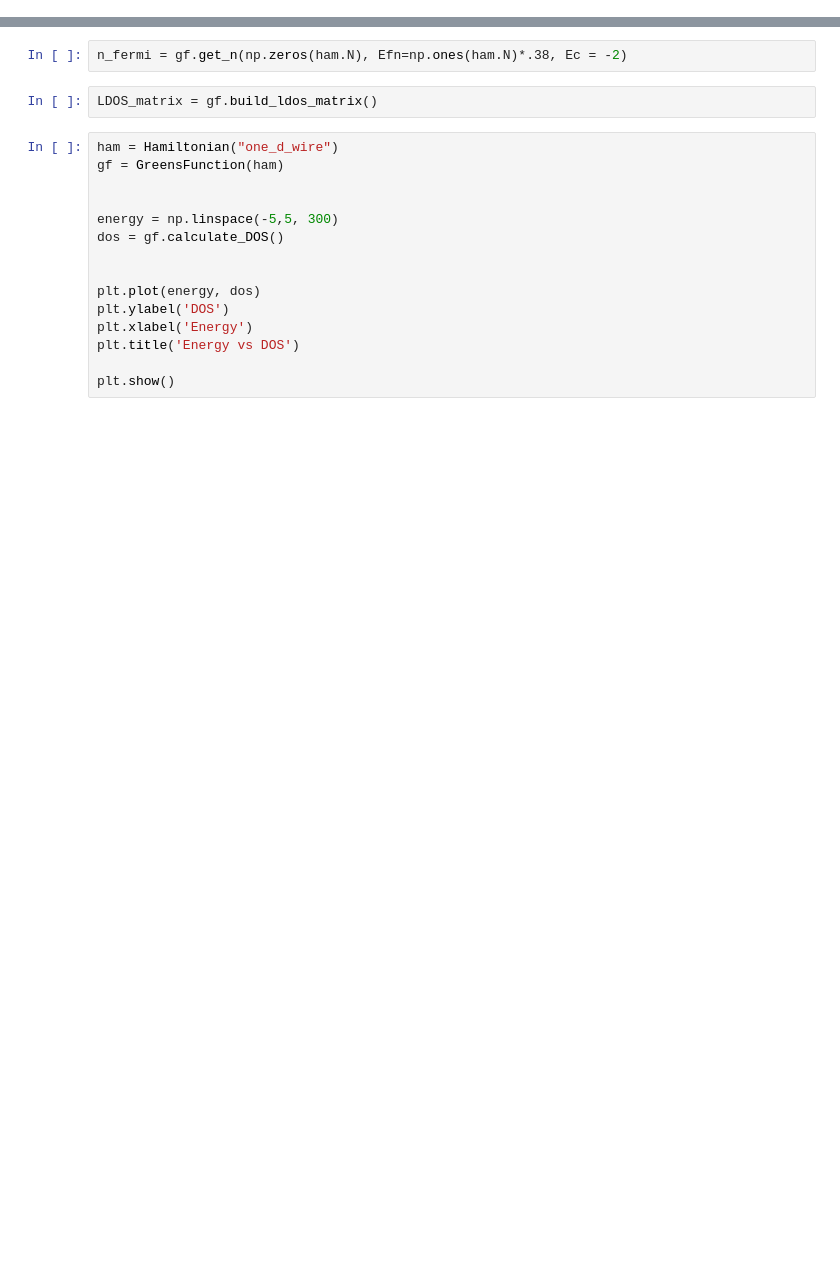
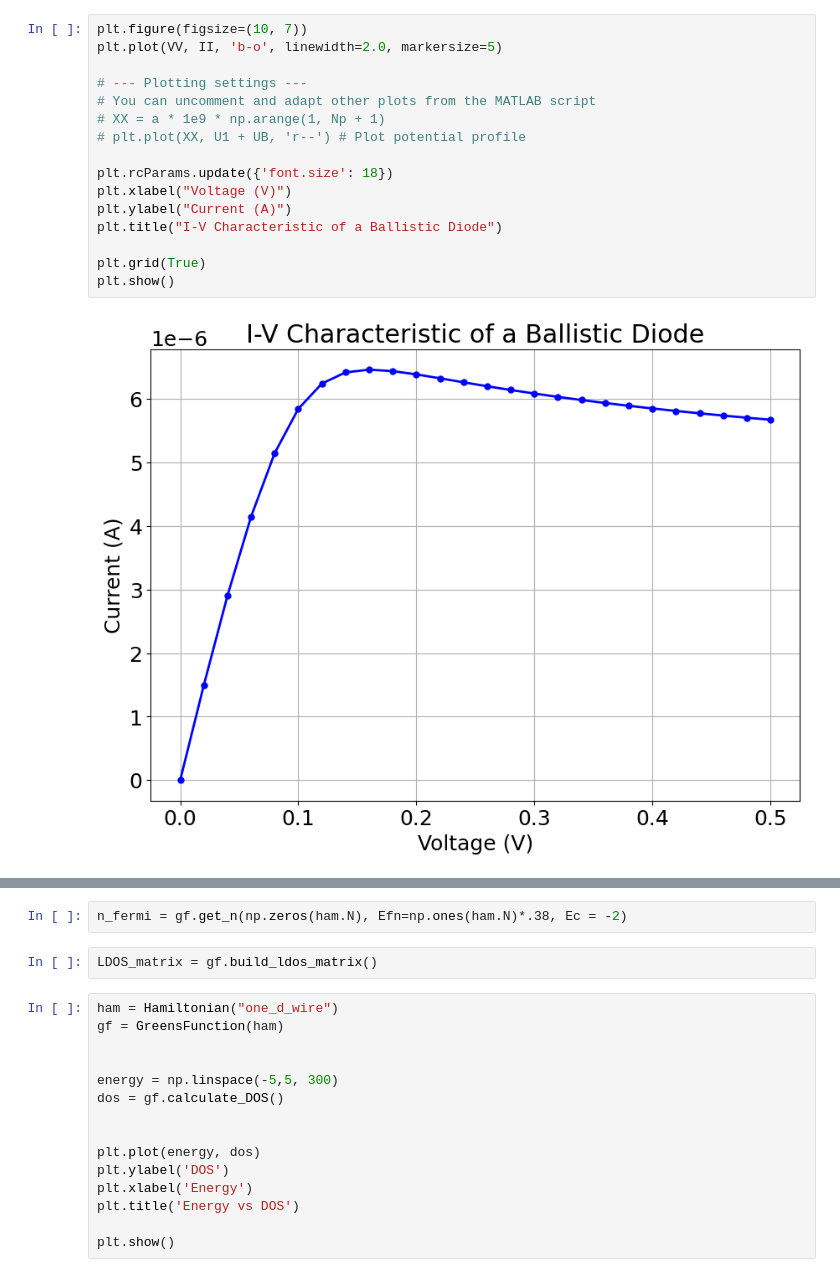
Before and after one commit to nandandiwan/transistorNEGF, a Jupyter notebook: src/test_systems/test.ipynb, the cells around one changed output, grey strips where cells are left out. Drawn from its saved outputs; the diff is of its cells as text; blank space fills up the shorter version.

```diff
--- a/src/test_systems/test.ipynb
+++ b/src/test_systems/test.ipynb
@@ -20,0 +114,18 @@ gf = GreensFunction(ham)
+# %%
+plt.figure(figsize=(10, 7))
+plt.plot(VV, II, 'b-o', linewidth=2.0, markersize=5)
+
+# --- Plotting settings ---
+# You can uncomment and adapt other plots from the MATLAB script
+# XX = a * 1e9 * np.arange(1, Np + 1)
+# plt.plot(XX, U1 + UB, 'r--') # Plot potential profile
+
+plt.rcParams.update({'font.size': 18})
+plt.xlabel("Voltage (V)")
+plt.ylabel("Current (A)")
+plt.title("I-V Characteristic of a Ballistic Diode")
+
+plt.grid(True)
+plt.show()
+# %% [output]
+[figure, added]
```
Also changed, not shown: parts of 13 cells of this notebook, 3 other files.
